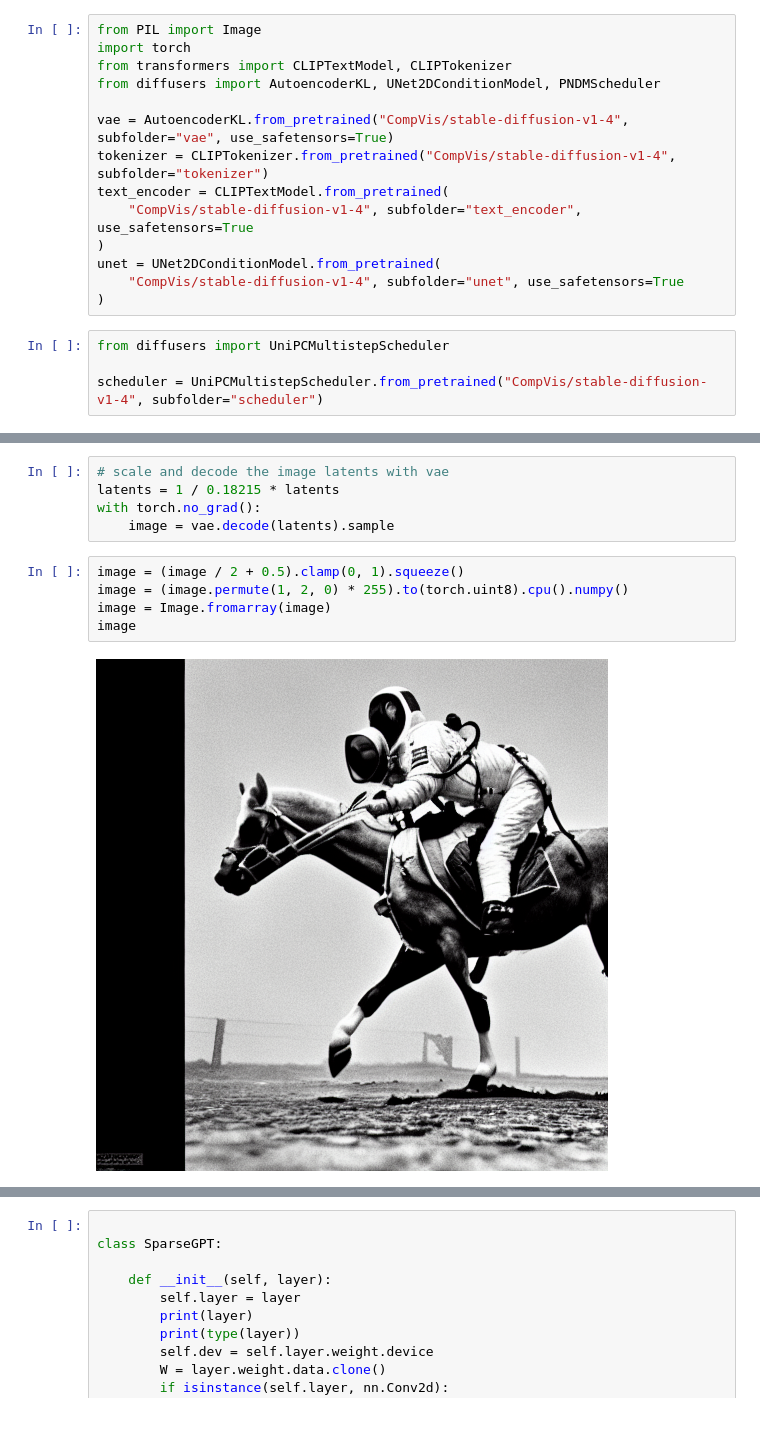
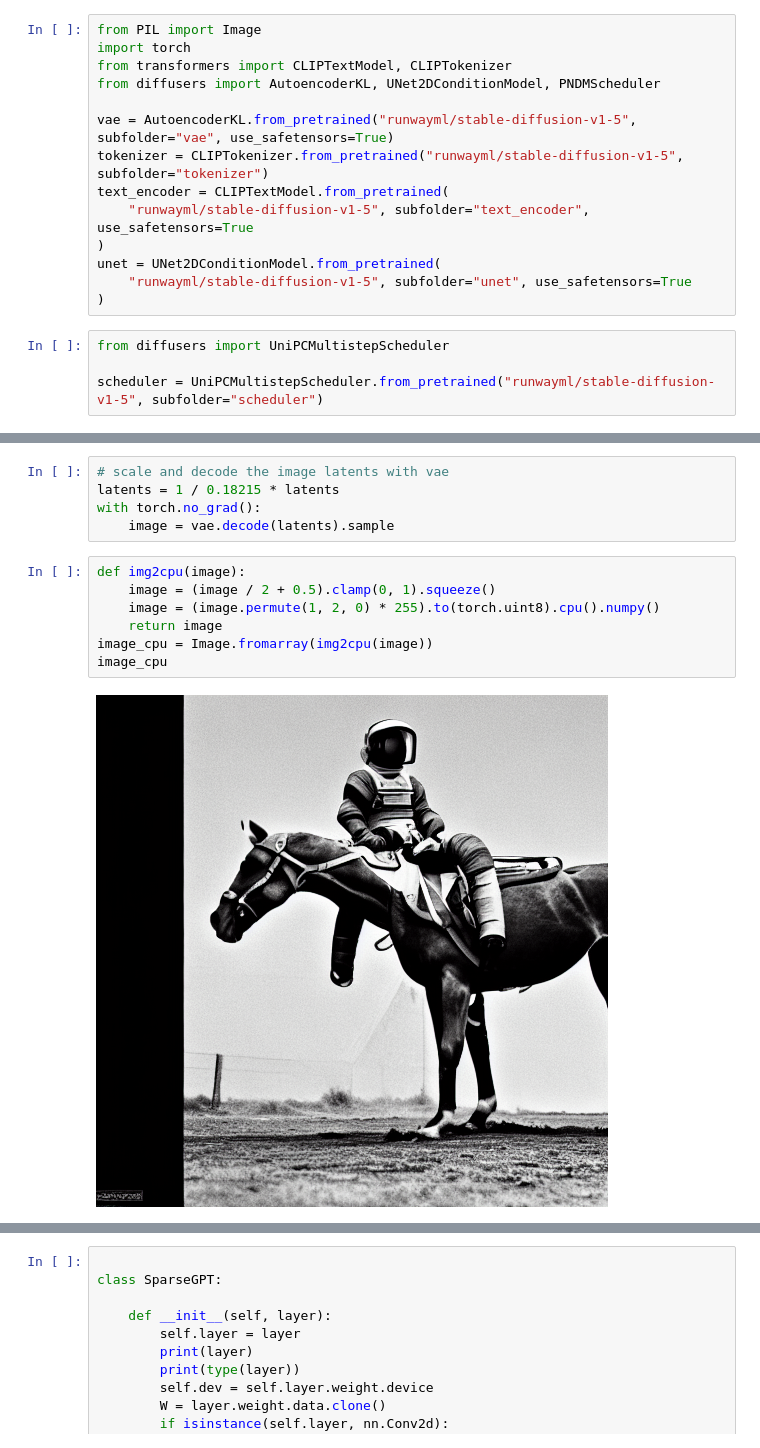
Before and after one commit to optiml-z/sparsegpt_minimal, a Jupyter notebook: sparsegpt_study_SD.ipynb, the cells around one changed output, grey strips where cells are left out. Drawn from its saved outputs; the diff is of its cells as text.

```diff
--- a/sparsegpt_study_SD.ipynb
+++ b/sparsegpt_study_SD.ipynb
@@ -20,18 +20,18 @@ import torch
 from transformers import CLIPTextModel, CLIPTokenizer
 from diffusers import AutoencoderKL, UNet2DConditionModel, PNDMScheduler
 
-vae = AutoencoderKL.from_pretrained("CompVis/stable-diffusion-v1-4", subfolder="vae", use_safetensors=True)
-tokenizer = CLIPTokenizer.from_pretrained("CompVis/stable-diffusion-v1-4", subfolder="tokenizer")
+vae = AutoencoderKL.from_pretrained("runwayml/stable-diffusion-v1-5", subfolder="vae", use_safetensors=True)
+tokenizer = CLIPTokenizer.from_pretrained("runwayml/stable-diffusion-v1-5", subfolder="tokenizer")
 text_encoder = CLIPTextModel.from_pretrained(
-    "CompVis/stable-diffusion-v1-4", subfolder="text_encoder", use_safetensors=True
+    "runwayml/stable-diffusion-v1-5", subfolder="text_encoder", use_safetensors=True
 )
 unet = UNet2DConditionModel.from_pretrained(
-    "CompVis/stable-diffusion-v1-4", subfolder="unet", use_safetensors=True
+    "runwayml/stable-diffusion-v1-5", subfolder="unet", use_safetensors=True
 )
 # %%
 from diffusers import UniPCMultistepScheduler
 
-scheduler = UniPCMultistepScheduler.from_pretrained("CompVis/stable-diffusion-v1-4", subfolder="scheduler")
+scheduler = UniPCMultistepScheduler.from_pretrained("runwayml/stable-diffusion-v1-5", subfolder="scheduler")
 # %%
 torch_device = "cuda"
 vae.to(torch_device)
@@ -117,9 +121,11 @@ latents = 1 / 0.18215 * latents
 with torch.no_grad():
     image = vae.decode(latents).sample
 # %%
-image = (image / 2 + 0.5).clamp(0, 1).squeeze()
-image = (image.permute(1, 2, 0) * 255).to(torch.uint8).cpu().numpy()
-image = Image.fromarray(image)
-image
+def img2cpu(image):
+    image = (image / 2 + 0.5).clamp(0, 1).squeeze()
+    image = (image.permute(1, 2, 0) * 255).to(torch.uint8).cpu().numpy()
+    return image
+image_cpu = Image.fromarray(img2cpu(image))
+image_cpu
 # %% [output]
-[figure, old version]
+[figure, new version]
```
Also changed, not shown: parts of 5 cells of this notebook, 2 other files.
